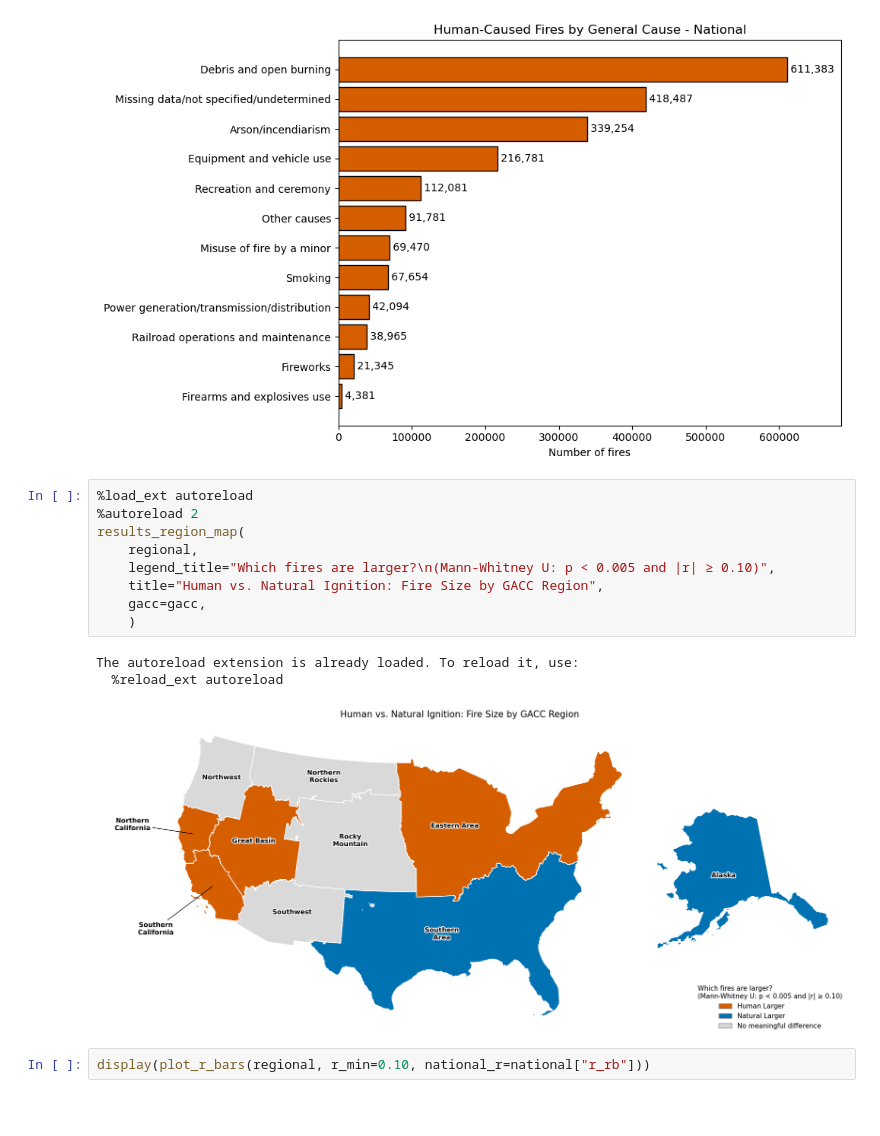
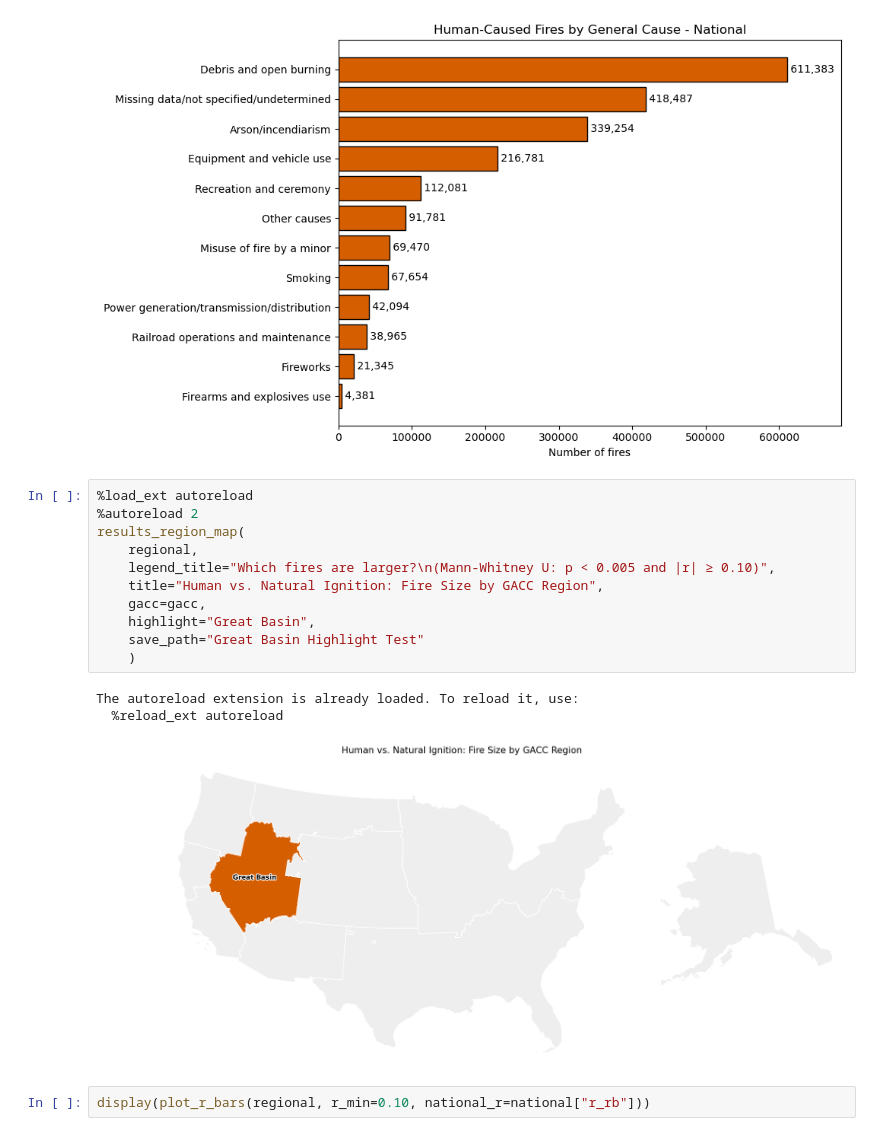
Before and after one commit to JJsouth/wgu_wildfire_capstone, a Jupyter notebook: analysis.ipynb, the cells around one changed output. Cells and saved outputs as stored; diff of their text form; blank space fills up the shorter version.

```diff
--- a/analysis.ipynb
+++ b/analysis.ipynb
@@ -148,16 +172,18 @@ The autoreload extension is already loaded. To reload it, use:
 # %%
 %load_ext autoreload
 %autoreload 2
 results_region_map(
     regional,
     legend_title="Which fires are larger?\n(Mann-Whitney U: p < 0.005 and |r| ≥ 0.10)",
     title="Human vs. Natural Ignition: Fire Size by GACC Region",
     gacc=gacc,
+    highlight="Great Basin",
+    save_path="Great Basin Highlight Test"
     )
 # %% [output]
 The autoreload extension is already loaded. To reload it, use:
   %reload_ext autoreload
-[figure, old version]
+[figure, new version]
 # %%
 display(plot_r_bars(regional, r_min=0.10, national_r=national["r_rb"]))
 # %% [output]
```
Also changed, not shown: parts of 5 cells of this notebook, 1 other file.
